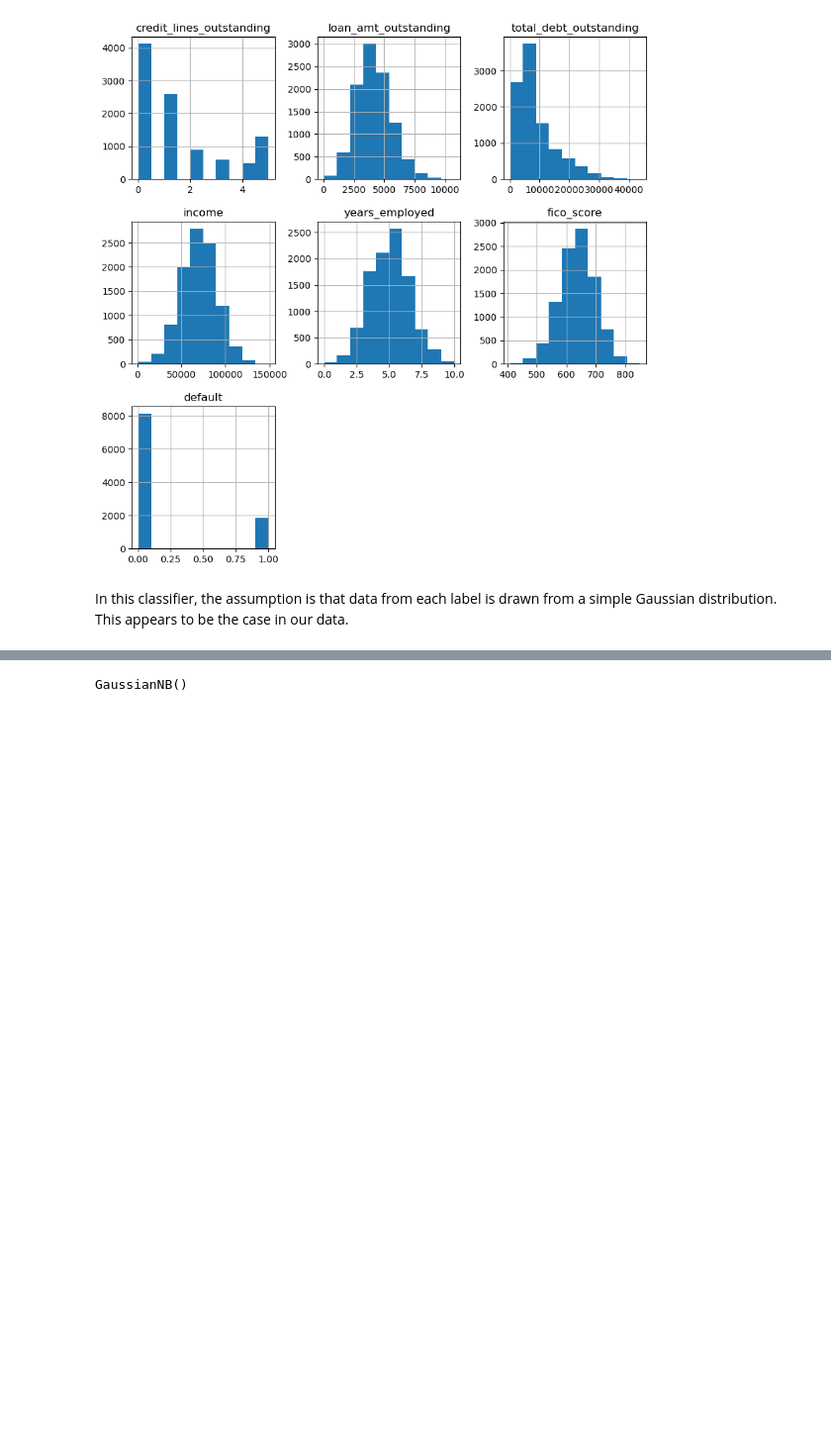
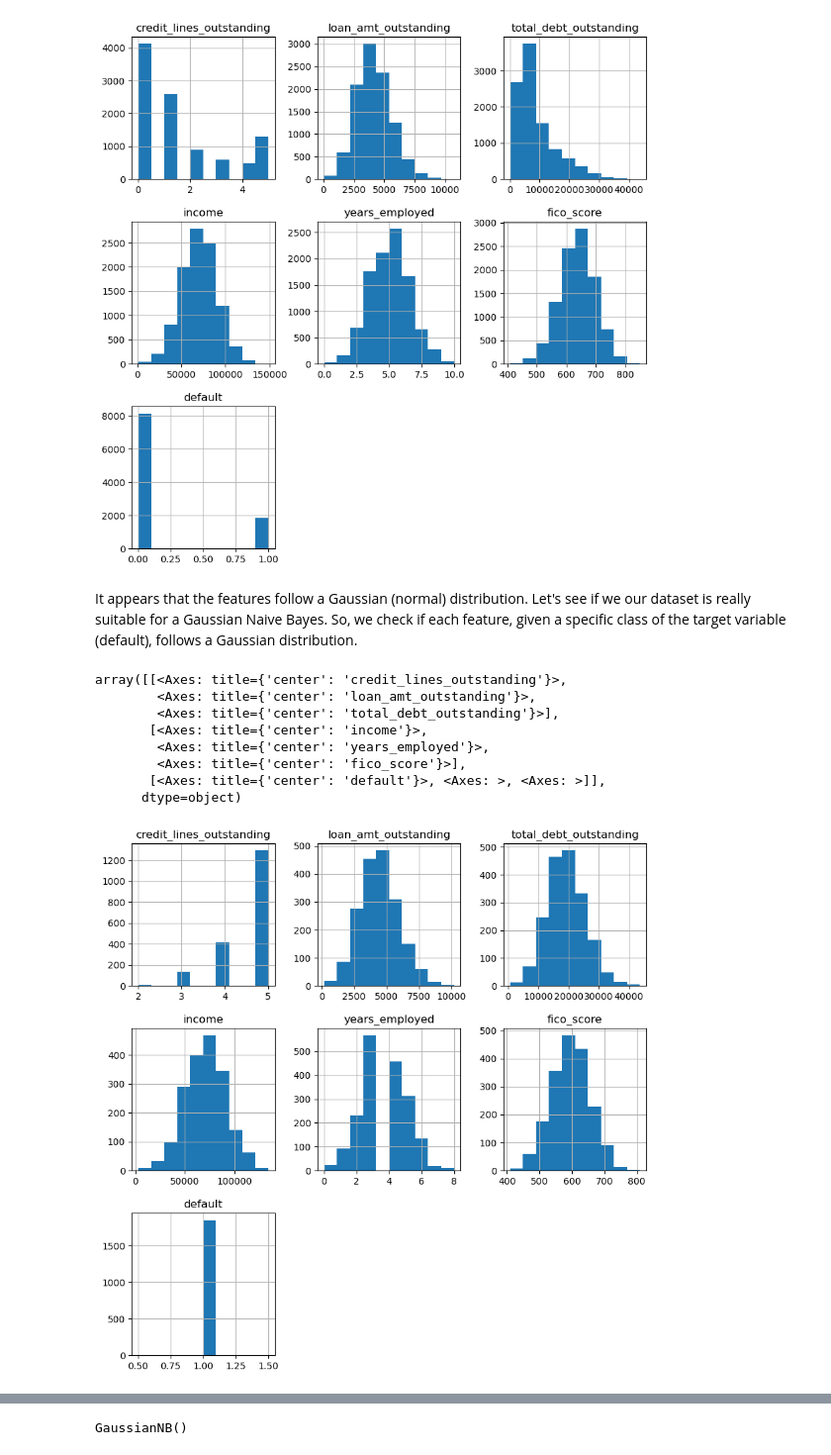
Before and after one commit to ydkahin/qfin-nb, a Jupyter notebook: 02-probability_of_default-simple_gaussianNB.ipynb, the cells around one changed output, grey strips where cells are left out. Shown: that part at 99% size. Saved outputs shown, nothing was run; the diff lists cells and outputs as text; code cells hidden in the pictures; blank space fills up the shorter version.

```diff
--- a/02-probability_of_default-simple_gaussianNB.ipynb
+++ b/02-probability_of_default-simple_gaussianNB.ipynb
@@ -72,5 +79,18 @@ array([[<Axes: title={'center': 'credit_lines_outstanding'}>,
        [<Axes: title={'center': 'default'}>, <Axes: >, <Axes: >]],
       dtype=object)
 [figure]
-# %% [markdown]
-In this classifier, the assumption is that data from each label is drawn from a simple Gaussian distribution. This appears to be the case in our data.
+# %% [markdown]
+It appears that the features follow a Gaussian (normal) distribution. Let's see if we our dataset is really suitable for a Gaussian Naive Bayes. So, we check if each feature, given a specific class of the target variable (default), follows a Gaussian distribution.
+# %%
+# Histogram of features when default = 1
+df[df.default==1].hist(figsize=(10,10))
+# %% [output]
+array([[<Axes: title={'center': 'credit_lines_outstanding'}>,
+        <Axes: title={'center': 'loan_amt_outstanding'}>,
+        <Axes: title={'center': 'total_debt_outstanding'}>],
+       [<Axes: title={'center': 'income'}>,
+        <Axes: title={'center': 'years_employed'}>,
+        <Axes: title={'center': 'fico_score'}>],
+       [<Axes: title={'center': 'default'}>, <Axes: >, <Axes: >]],
+      dtype=object)
+[figure, added]
```
Also changed, not shown: parts of 10 cells of this notebook, 3 other files.
